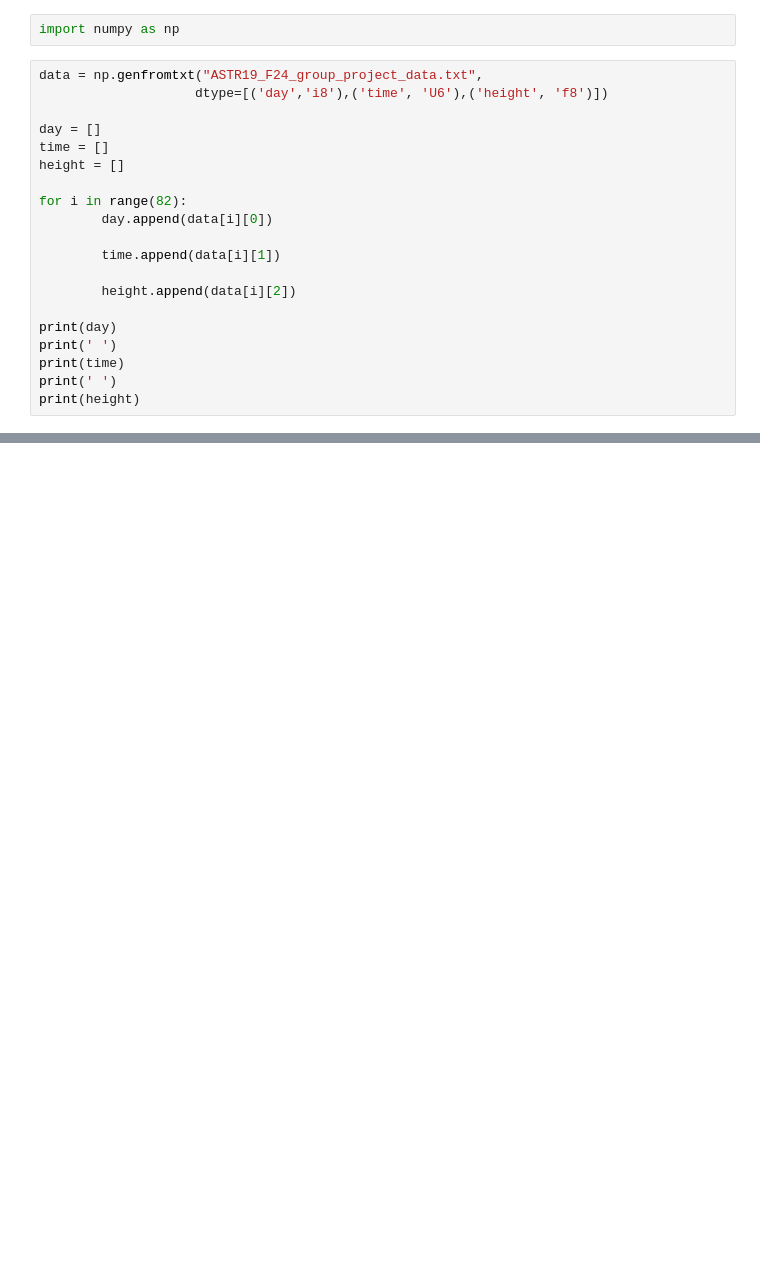
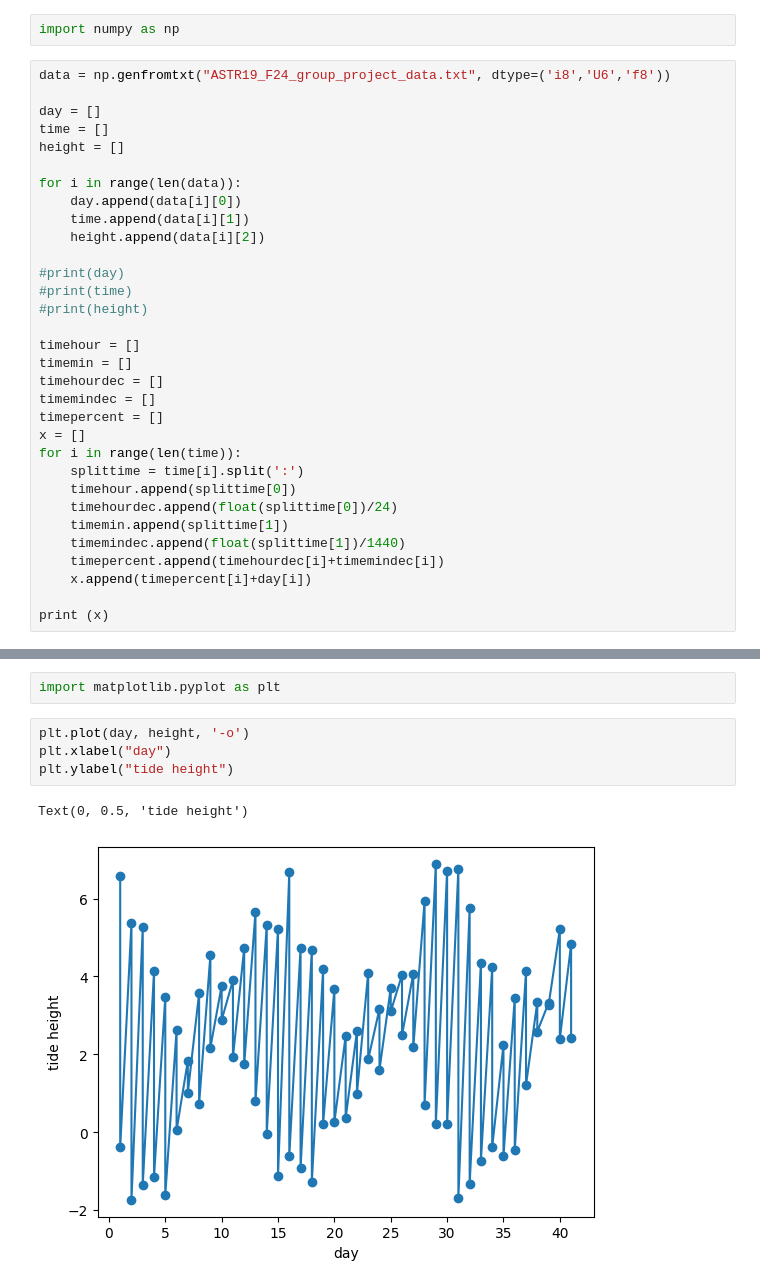
Before and after one commit to AnirudhK-UCSC/ASTR-19_Group_Project, a Jupyter notebook: group_project.ipynb, the cells around one changed output, grey strips where cells are left out. Saved outputs shown, nothing was run; the diff lists cells and outputs as text; blank space fills up the shorter version.

```diff
--- a/group_project.ipynb
+++ b/group_project.ipynb
@@ -1,23 +1,35 @@
 # %%
 import numpy as np
 # %%
-data = np.genfromtxt("ASTR19_F24_group_project_data.txt",
-                    dtype=[('day','i8'),('time', 'U6'),('height', 'f8')])
+data = np.genfromtxt("ASTR19_F24_group_project_data.txt", dtype=('i8','U6','f8'))
 
 day = []
 time = []
 height = []
 
-for i in range(82):
-        day.append(data[i][0])
+for i in range(len(data)):
+    day.append(data[i][0])
+    time.append(data[i][1])
+    height.append(data[i][2])
 
-        time.append(data[i][1])
+#print(day)
+#print(time)
+#print(height)
 
-        height.append(data[i][2])
+timehour = []
+timemin = []
+timehourdec = []
+timemindec = []
+timepercent = []
+x = []
+for i in range(len(time)):
+    splittime = time[i].split(':')
+    timehour.append(splittime[0])
+    timehourdec.append(float(splittime[0])/24)
+    timemin.append(splittime[1])
+    timemindec.append(float(splittime[1])/1440)
+    timepercent.append(timehourdec[i]+timemindec[i])
+    x.append(timepercent[i]+day[i])
 
-print(day)
-print(' ')
-print(time)
-print(' ')
-print(height)
+print (x)
 # %% [output]
@@ -28,0 +37,9 @@ print(height)
+# %%
+import matplotlib.pyplot as plt
+# %%
+plt.plot(day, height, '-o')
+plt.xlabel("day")
+plt.ylabel("tide height")
+# %% [output]
+Text(0, 0.5, 'tide height')
+[figure, added]
```
Also changed, not shown: parts of 3 cells of this notebook.
